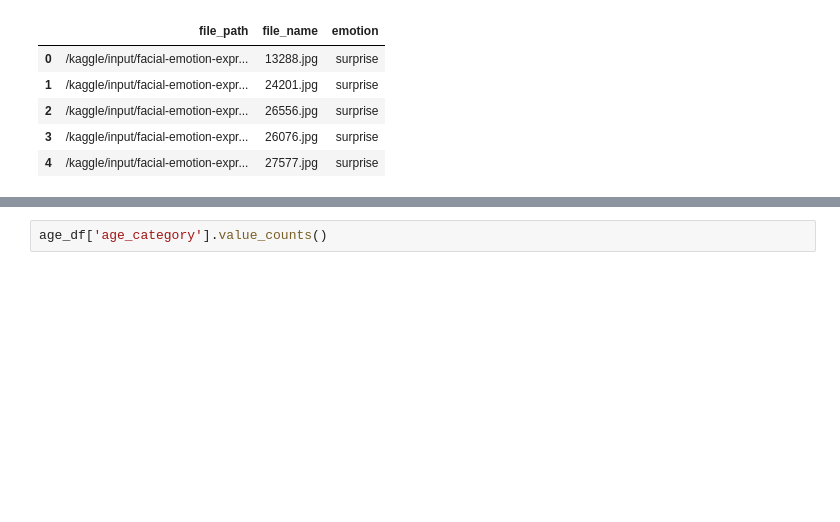
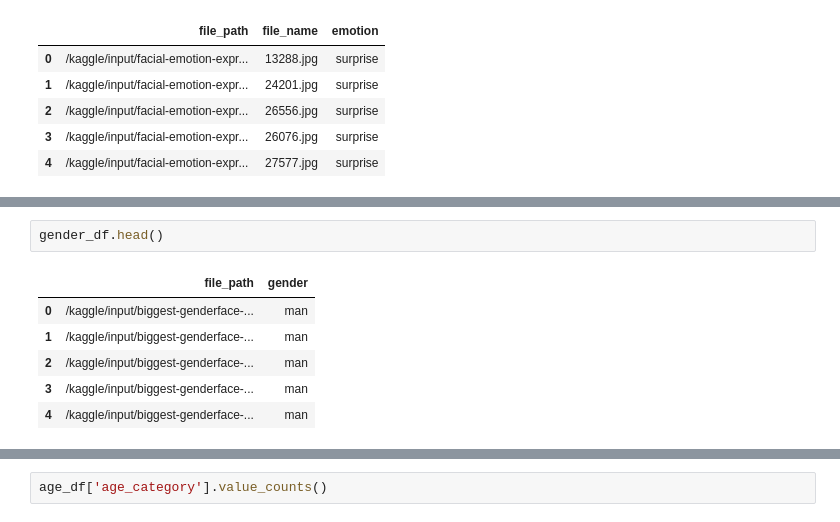
Before and after one commit to fatimagulomova/iu-projects, a Jupyter notebook: DLBAIPEAI/age-gender-expression-recognizer.ipynb, the cells around one changed output, grey strips where cells are left out. Drawn from its saved outputs; the diff is of its cells as text; blank space fills up the shorter version.

```diff
--- a/DLBAIPEAI/age-gender-expression-recognizer.ipynb
+++ b/DLBAIPEAI/age-gender-expression-recognizer.ipynb
@@ -252,0 +257,9 @@ age_df.head()
+# %%
+gender_df.head()
+# %% [output]
+|  | file_path | gender |
+| 0 | /kaggle/input/biggest-genderface-... | man |
+| 1 | /kaggle/input/biggest-genderface-... | man |
+| 2 | /kaggle/input/biggest-genderface-... | man |
+| 3 | /kaggle/input/biggest-genderface-... | man |
+| 4 | /kaggle/input/biggest-genderface-... | man |
```
Also changed, not shown: parts of 35 cells of this notebook.
